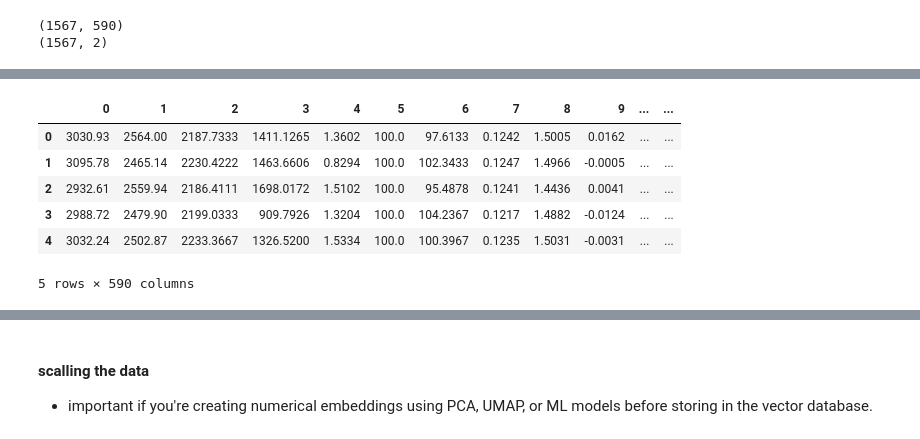
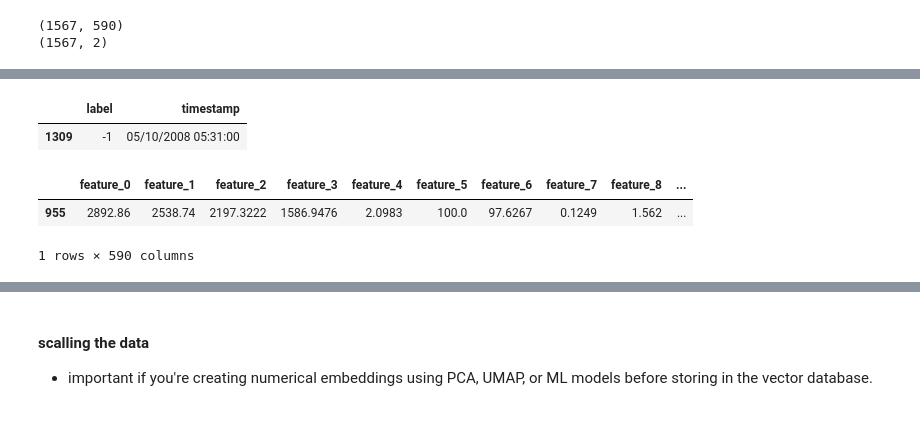
Before and after one commit to monochandan/RAG-Semiconductor-Dataset, a Jupyter notebook: RAG_SECOM_dataset.ipynb, the cells around one changed output, grey strips where cells are left out. Cells and saved outputs as stored; diff of their text form; code cells hidden in the pictures.

```diff
--- a/RAG_SECOM_dataset.ipynb
+++ b/RAG_SECOM_dataset.ipynb
@@ -62,13 +90,16 @@ label.rename(columns={0: "label", 1:"timestamp"}, inplace=True)
+# %%
+label_df.sample(1)
+# %% [output]
+|  | label | timestamp |
+| 1309 | -1 | 05/10/2008 05:31:00 |
 # %%
+# createed 2 df, without preprocess, with preprocess
+data_wo_preprocess = data.copy()
+data_for_process = data.copy()
 ## handling nan value by imputing mean
-data.fillna(data.mean(), inplace=True)
+data_for_process.fillna(data.mean(), inplace=True)
+data_for_process.sample()
+# %% [output]
+|  | feature_0 | feature_1 | feature_2 | feature_3 | feature_4 | feature_5 | feature_6 | feature_7 | feature_8 | ... |
+| 955 | 2892.86 | 2538.74 | 2197.3222 | 1586.9476 | 2.0983 | 100.0 | 97.6267 | 0.1249 | 1.562 | ... |
+1 rows × 590 columns
-# %%
-data.head()
-# %% [output]
-|  | 0 | 1 | 2 | 3 | 4 | 5 | 6 | 7 | 8 | 9 | ... | ... |
-| 0 | 3030.93 | 2564.00 | 2187.7333 | 1411.1265 | 1.3602 | 100.0 | 97.6133 | 0.1242 | 1.5005 | 0.0162 | ... | ... |
-| 1 | 3095.78 | 2465.14 | 2230.4222 | 1463.6606 | 0.8294 | 100.0 | 102.3433 | 0.1247 | 1.4966 | -0.0005 | ... | ... |
-| 2 | 2932.61 | 2559.94 | 2186.4111 | 1698.0172 | 1.5102 | 100.0 | 95.4878 | 0.1241 | 1.4436 | 0.0041 | ... | ... |
-| 3 | 2988.72 | 2479.90 | 2199.0333 | 909.7926 | 1.3204 | 100.0 | 104.2367 | 0.1217 | 1.4882 | -0.0124 | ... | ... |
-| 4 | 3032.24 | 2502.87 | 2233.3667 | 1326.5200 | 1.5334 | 100.0 | 100.3967 | 0.1235 | 1.5031 | -0.0031 | ... | ... |
-5 rows × 590 columns
```
Also changed, not shown: parts of 57 cells of this notebook.
